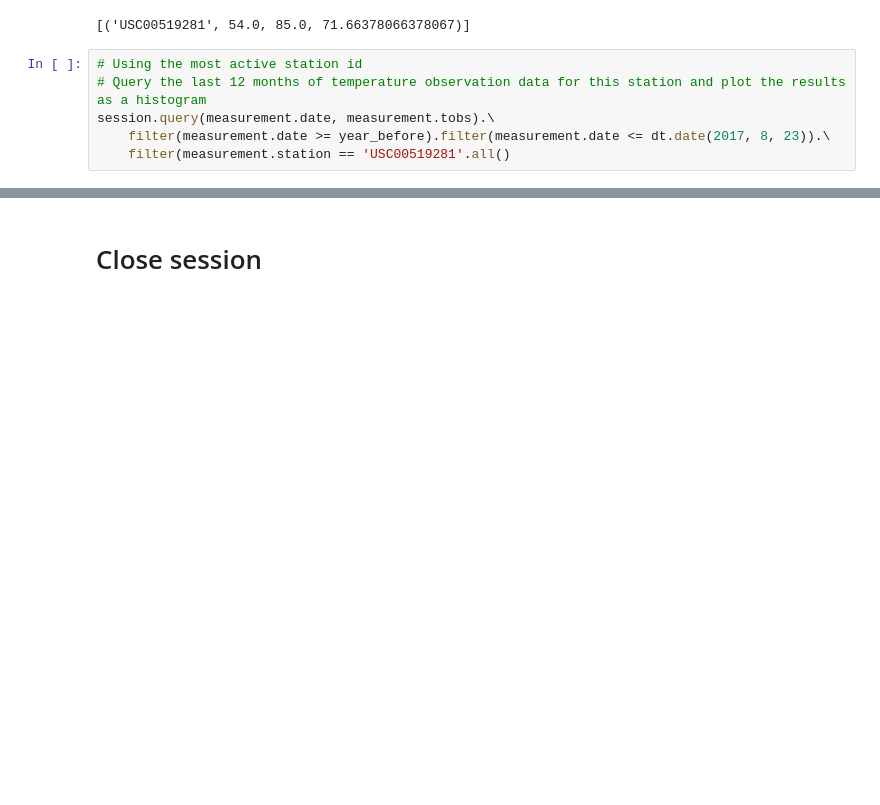
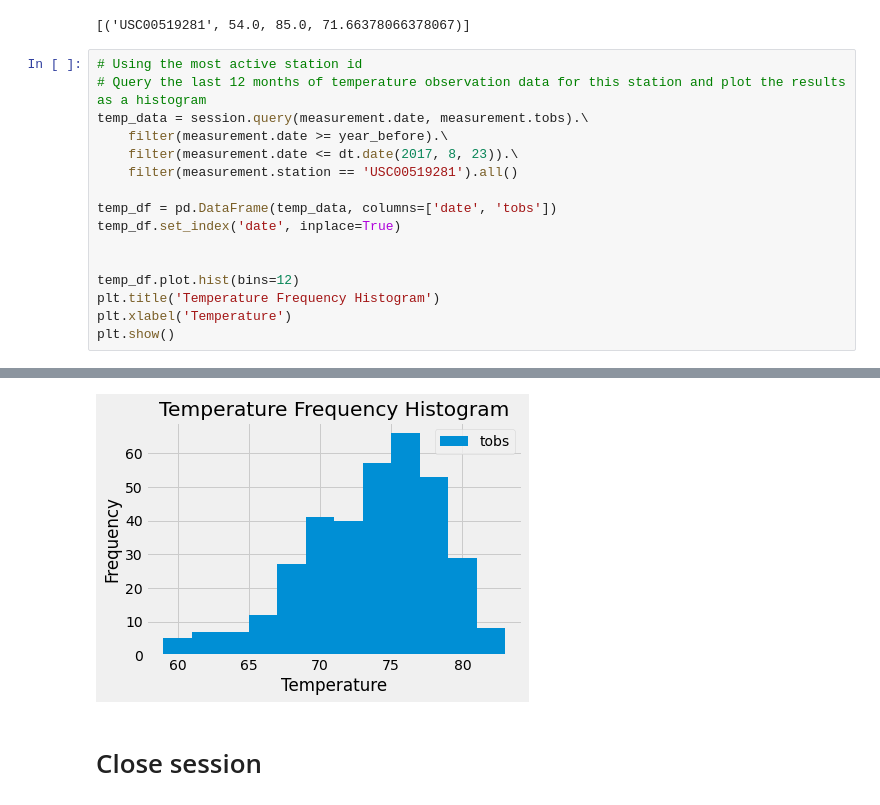
Before and after one commit to danijmartin/sqlalchemy-challenge, a Jupyter notebook: climate_starter.ipynb, the cells around one changed output, grey strips where cells are left out. Drawn from its saved outputs; the diff is of its cells as text; blank space fills up the shorter version.

Commit message:
added histogram of tobs

```diff
--- a/climate_starter.ipynb
+++ b/climate_starter.ipynb
@@ -159,7 +159,17 @@ top_station
 # %%
 # Using the most active station id
 # Query the last 12 months of temperature observation data for this station and plot the results as a histogram
-session.query(measurement.date, measurement.tobs).\
-    filter(measurement.date >= year_before).filter(measurement.date <= dt.date(2017, 8, 23)).\
-    filter(measurement.station == 'USC00519281'.all()
+temp_data = session.query(measurement.date, measurement.tobs).\
+    filter(measurement.date >= year_before).\
+    filter(measurement.date <= dt.date(2017, 8, 23)).\
+    filter(measurement.station == 'USC00519281').all()
+
+temp_df = pd.DataFrame(temp_data, columns=['date', 'tobs'])
+temp_df.set_index('date', inplace=True)
+
+
+temp_df.plot.hist(bins=12)
+plt.title('Temperature Frequency Histogram')
+plt.xlabel('Temperature')
+plt.show()
 # %% [output]
@@ -167,3 +176,4 @@ SyntaxError: unexpected EOF while parsing (<ipython-input-54-e20b752a2414>, line
+[figure, added]
 # %% [markdown]
 # Close session
 # %%
```
Also changed, not shown: parts of 1 cell of this notebook.
